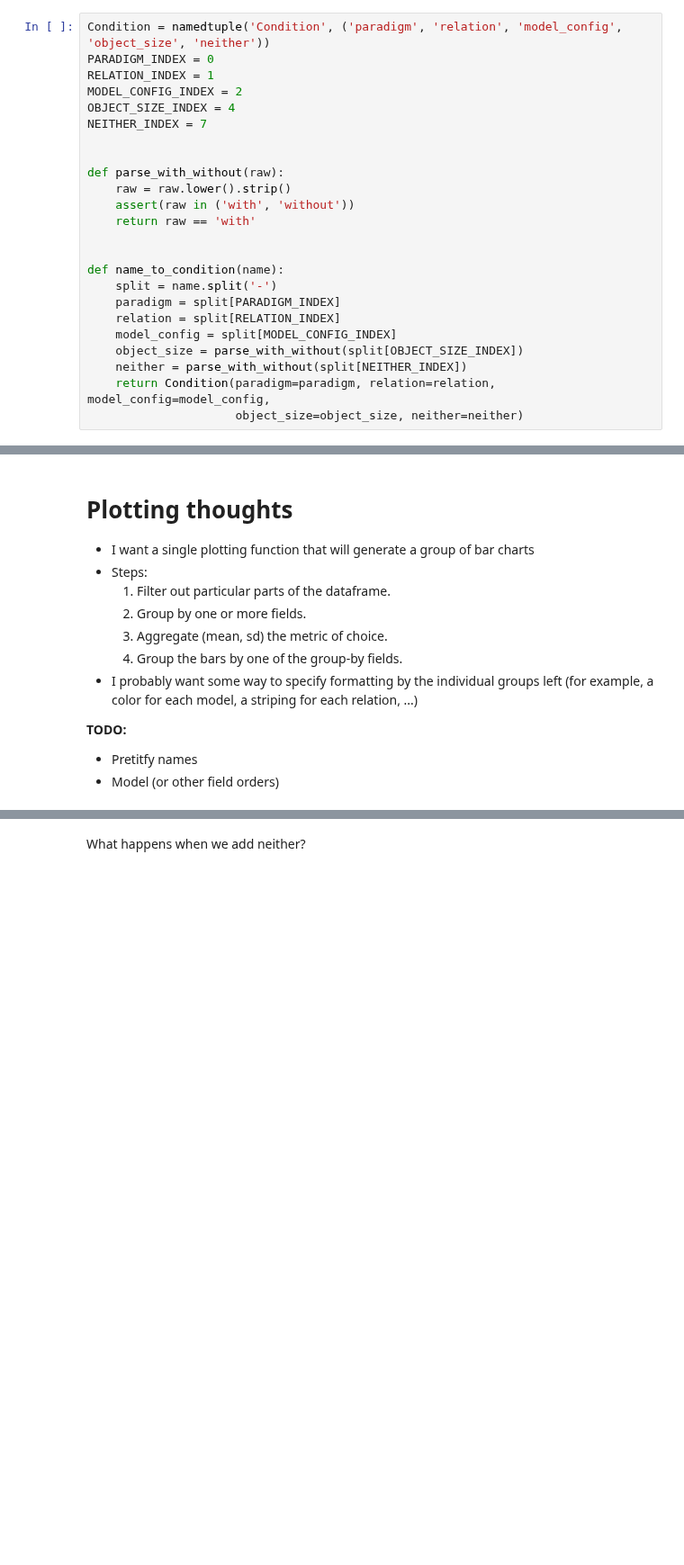
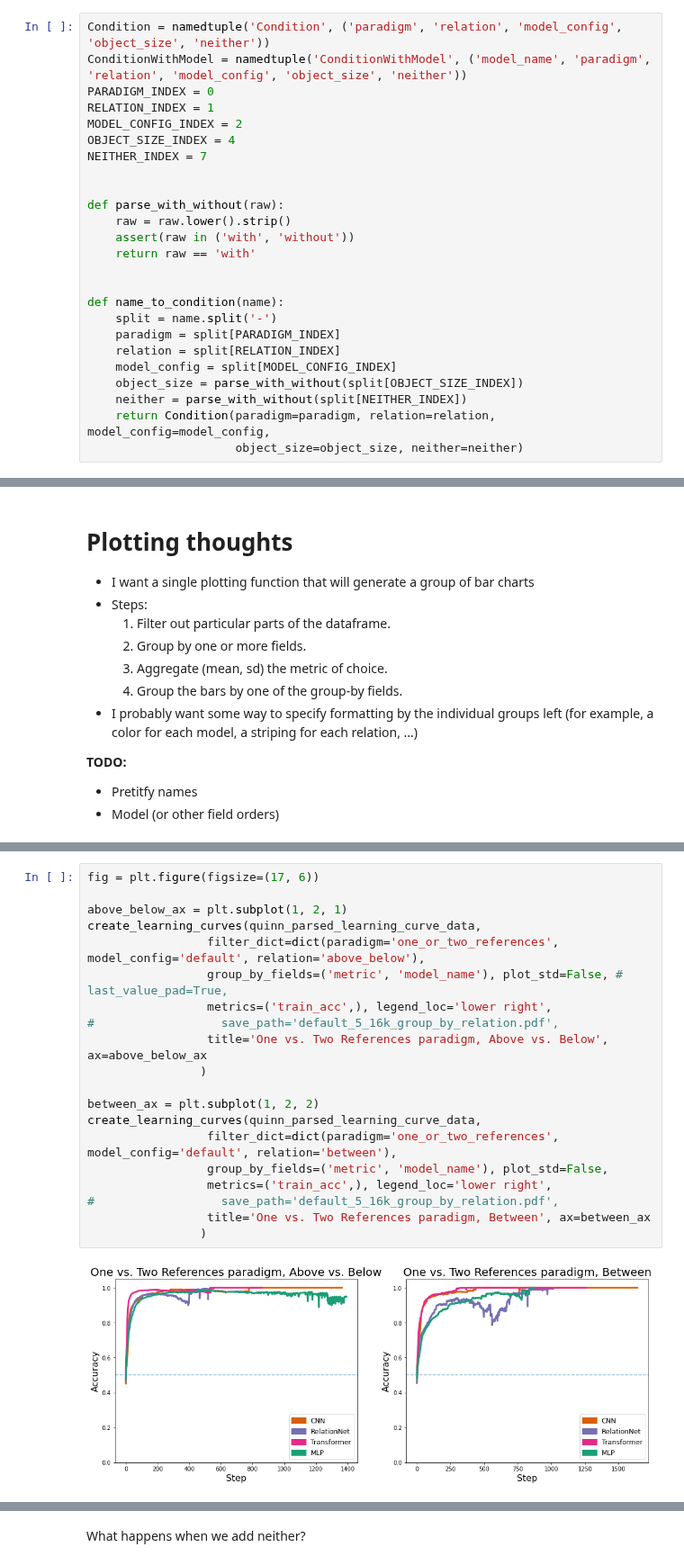
Before and after one commit to guydav/simple-relational-reasoning, a Jupyter notebook: notebooks/QuinnDataAnalysis.ipynb, the cells around one changed output, grey strips where cells are left out. Shown at 90% size. Drawn from its saved outputs; the diff is of its cells as text; blank space fills up the shorter version.

```diff
--- a/notebooks/QuinnDataAnalysis.ipynb
+++ b/notebooks/QuinnDataAnalysis.ipynb
@@ -75,6 +75,7 @@ def save_plot(save_path, bbox_inches='tight', should_print=False):
         plt.savefig(save_path, bbox_inches=bbox_inches, facecolor=plt.gcf().get_facecolor(), edgecolor='none')
 # %%
 Condition = namedtuple('Condition', ('paradigm', 'relation', 'model_config', 'object_size', 'neither'))
+ConditionWithModel = namedtuple('ConditionWithModel', ('model_name', 'paradigm', 'relation', 'model_config', 'object_size', 'neither'))
 PARADIGM_INDEX = 0
 RELATION_INDEX = 1
 MODEL_CONFIG_INDEX = 2
@@ -678,0 +811,22 @@ def generalization_test_table(df, filter_dict, group_by_fields,
+# %%
+fig = plt.figure(figsize=(17, 6))
+
+above_below_ax = plt.subplot(1, 2, 1)
+create_learning_curves(quinn_parsed_learning_curve_data,
+                 filter_dict=dict(paradigm='one_or_two_references', model_config='default', relation='above_below'),
+                 group_by_fields=('metric', 'model_name'), plot_std=False, # last_value_pad=True,
+                 metrics=('train_acc',), legend_loc='lower right',
+#                  save_path='default_5_16k_group_by_relation.pdf',
+                 title='One vs. Two References paradigm, Above vs. Below', ax=above_below_ax
+                )
+
+between_ax = plt.subplot(1, 2, 2)
+create_learning_curves(quinn_parsed_learning_curve_data,
+                 filter_dict=dict(paradigm='one_or_two_references', model_config='default', relation='between'),
+                 group_by_fields=('metric', 'model_name'), plot_std=False,
+                 metrics=('train_acc',), legend_loc='lower right',
+#                  save_path='default_5_16k_group_by_relation.pdf',
+                 title='One vs. Two References paradigm, Between', ax=between_ax
+                )
+# %% [output]
+[figure, added]
```
Also changed, not shown: parts of 26 cells of this notebook, 6 other files.
